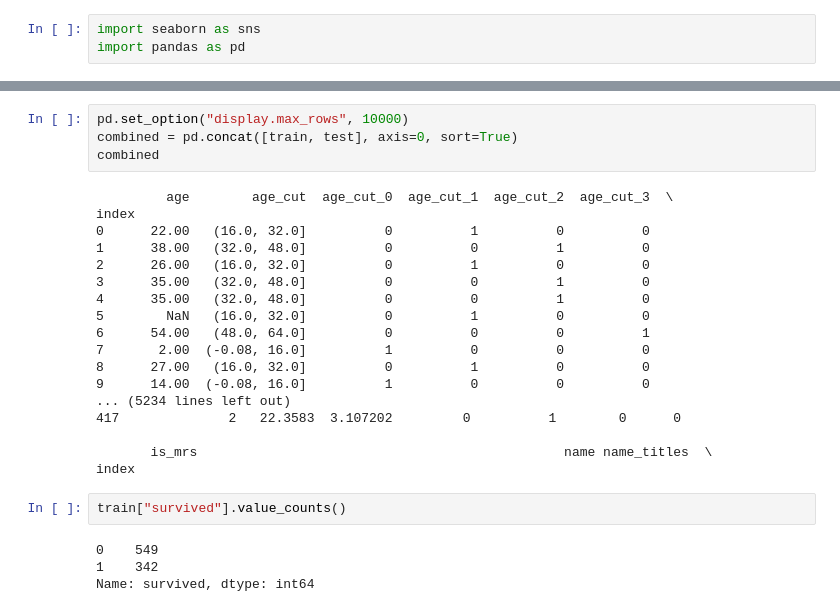
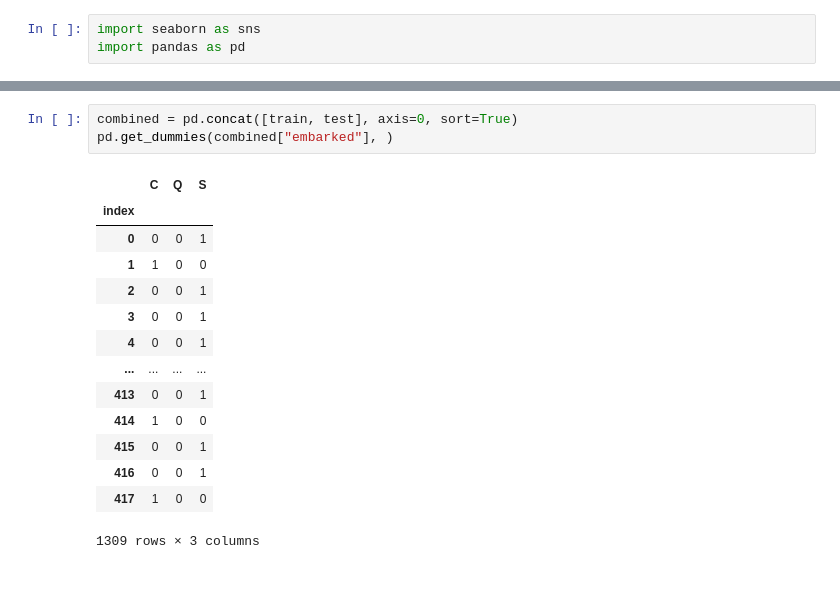
Before and after one commit to kiccho1101/kaggle-base, a Jupyter notebook: notebook/features.ipynb, the cells around one changed output, grey strips where cells are left out. Drawn from its saved outputs; the diff is of its cells as text; blank space fills up the shorter version.

```diff
--- a/notebook/features.ipynb
+++ b/notebook/features.ipynb
@@ -19,28 +26,18 @@ import pandas as pd
 # %%
-pd.set_option("display.max_rows", 10000)
 combined = pd.concat([train, test], axis=0, sort=True)
-combined
+pd.get_dummies(combined["embarked"], )
 # %% [output]
+|  | C | Q | S |
+| index |  |  |  |
+| 0 | 0 | 0 | 1 |
+| 1 | 1 | 0 | 0 |
+| 2 | 0 | 0 | 1 |
+| 3 | 0 | 0 | 1 |
+| 4 | 0 | 0 | 1 |
+| ... | ... | ... | ... |
+| 413 | 0 | 0 | 1 |
+| 414 | 1 | 0 | 0 |
+| 415 | 0 | 0 | 1 |
+| 416 | 0 | 0 | 1 |
+| 417 | 1 | 0 | 0 |
-         age        age_cut  age_cut_0  age_cut_1  age_cut_2  age_cut_3  \
-index
-0      22.00   (16.0, 32.0]          0          1          0          0
-1      38.00   (32.0, 48.0]          0          0          1          0
-2      26.00   (16.0, 32.0]          0          1          0          0
-3      35.00   (32.0, 48.0]          0          0          1          0
-4      35.00   (32.0, 48.0]          0          0          1          0
-5        NaN   (16.0, 32.0]          0          1          0          0
-6      54.00   (48.0, 64.0]          0          0          0          1
-7       2.00  (-0.08, 16.0]          1          0          0          0
-8      27.00   (16.0, 32.0]          0          1          0          0
-9      14.00  (-0.08, 16.0]          1          0          0          0
-... (5234 lines left out)
-417              2   22.3583  3.107202         0          1        0      0
-
-       is_mrs                                               name name_titles  \
-index
+1309 rows × 3 columns
-# %%
-train["survived"].value_counts()
-# %% [output]
-0    549
-1    342
-Name: survived, dtype: int64
```
Also changed, not shown: parts of 4 cells of this notebook, 18 other files.
